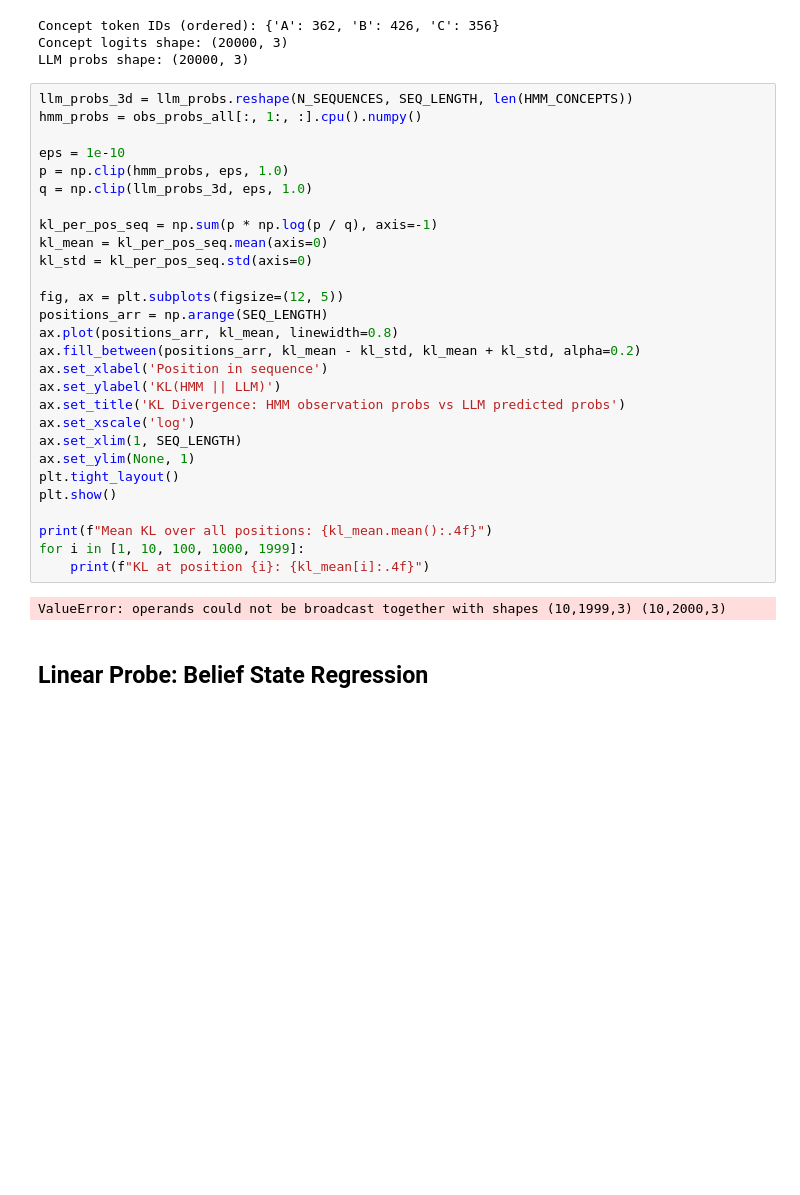
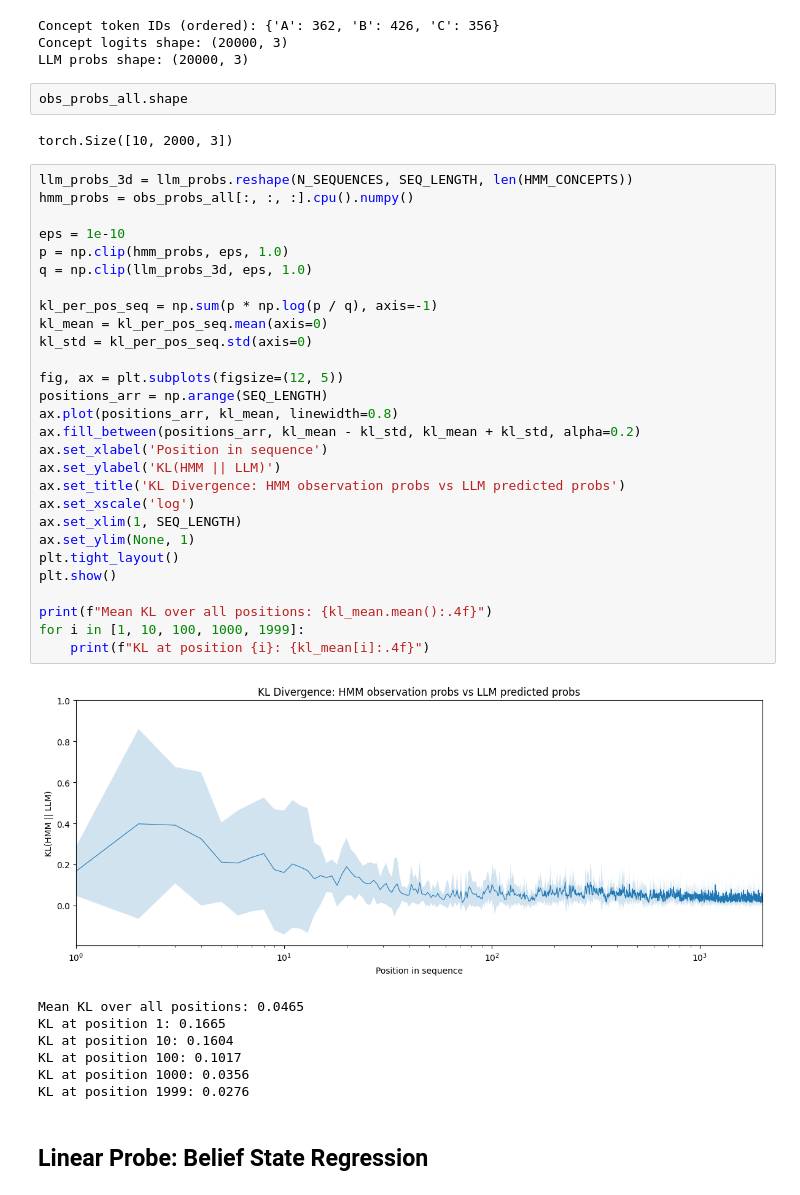
Before and after one commit to chiragr5241/geometric-interpretability-LLMs, a Jupyter notebook: experiments/notebooks/tuned_lens.ipynb, the cells around one changed output. Cells and saved outputs as stored; diff of their text form; blank space fills up the shorter version.

```diff
--- a/experiments/notebooks/tuned_lens.ipynb
+++ b/experiments/notebooks/tuned_lens.ipynb
@@ -222,36 +252,46 @@ print(f"LLM probs shape: {llm_probs.shape}")
 Concept token IDs (ordered): {'A': 362, 'B': 426, 'C': 356}
 Concept logits shape: (20000, 3)
 LLM probs shape: (20000, 3)
+# %%
+obs_probs_all.shape
+# %% [output]
+torch.Size([10, 2000, 3])
 # %%
 llm_probs_3d = llm_probs.reshape(N_SEQUENCES, SEQ_LENGTH, len(HMM_CONCEPTS))
-hmm_probs = obs_probs_all[:, 1:, :].cpu().numpy()
+hmm_probs = obs_probs_all[:, :, :].cpu().numpy()
 
 eps = 1e-10
 p = np.clip(hmm_probs, eps, 1.0)
 q = np.clip(llm_probs_3d, eps, 1.0)
 
 kl_per_pos_seq = np.sum(p * np.log(p / q), axis=-1)
 kl_mean = kl_per_pos_seq.mean(axis=0)
 kl_std = kl_per_pos_seq.std(axis=0)
 
 fig, ax = plt.subplots(figsize=(12, 5))
 positions_arr = np.arange(SEQ_LENGTH)
 ax.plot(positions_arr, kl_mean, linewidth=0.8)
 ax.fill_between(positions_arr, kl_mean - kl_std, kl_mean + kl_std, alpha=0.2)
 ax.set_xlabel('Position in sequence')
 ax.set_ylabel('KL(HMM || LLM)')
 ax.set_title('KL Divergence: HMM observation probs vs LLM predicted probs')
 ax.set_xscale('log')
 ax.set_xlim(1, SEQ_LENGTH)
 ax.set_ylim(None, 1)
 plt.tight_layout()
 plt.show()
 
 print(f"Mean KL over all positions: {kl_mean.mean():.4f}")
 for i in [1, 10, 100, 1000, 1999]:
     print(f"KL at position {i}: {kl_mean[i]:.4f}")
 # %% [output]
+[figure, added]
-ValueError: operands could not be broadcast together with shapes (10,1999,3) (10,2000,3)
+Mean KL over all positions: 0.0465
+KL at position 1: 0.1665
+KL at position 10: 0.1604
+KL at position 100: 0.1017
+KL at position 1000: 0.0356
+KL at position 1999: 0.0276
 # %% [markdown]
 ## Linear Probe: Belief State Regression
 # %%
```
Also changed, not shown: parts of 24 cells of this notebook, 58 other files.
